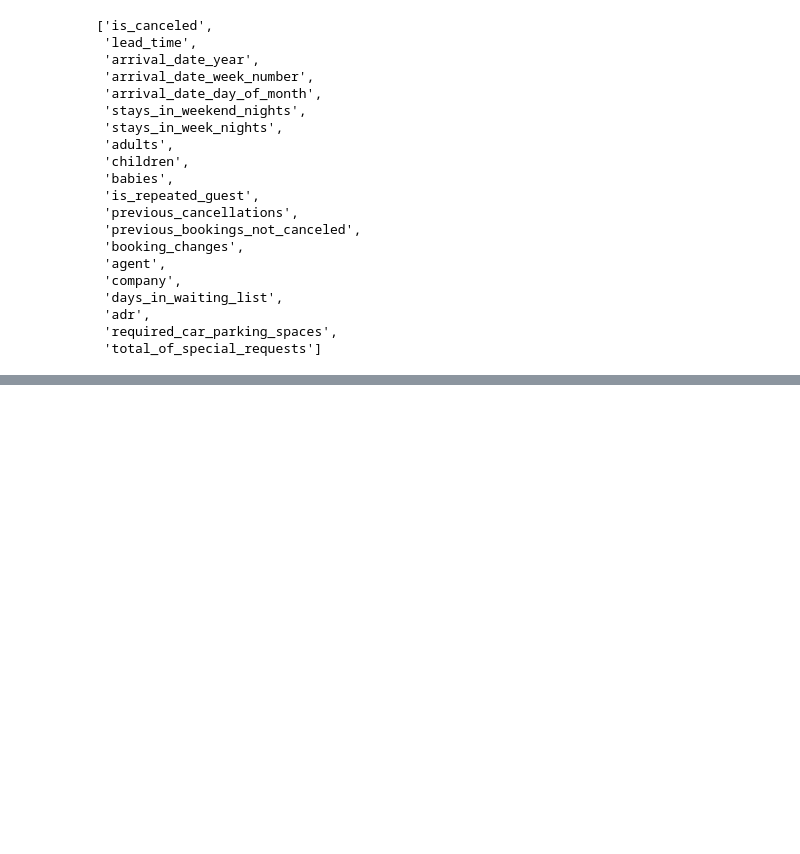
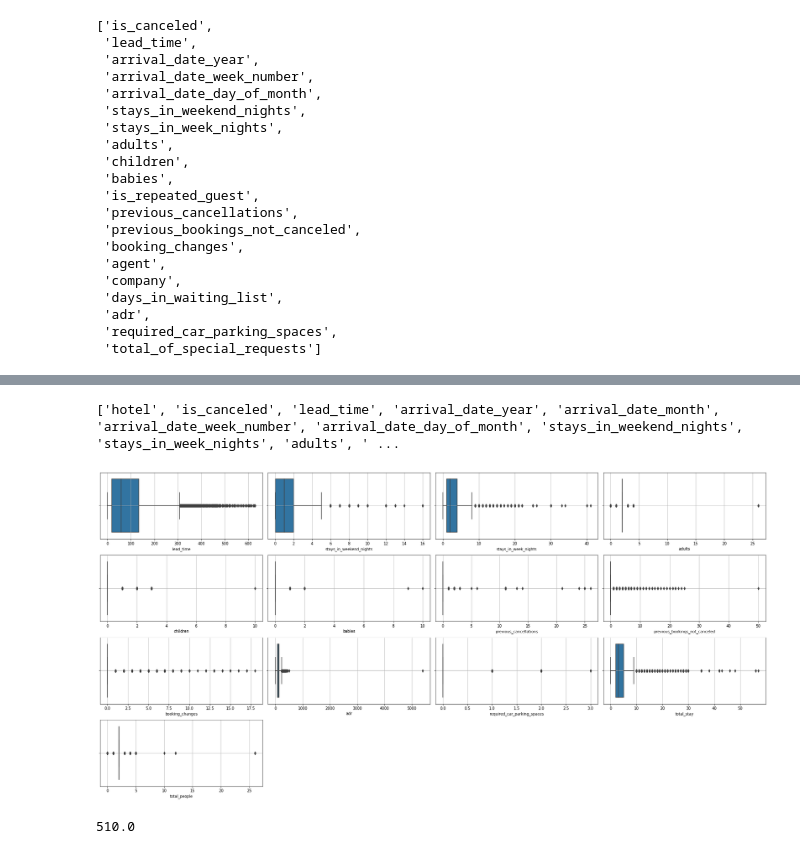
Before and after one commit to SUMITYADAV96/CAPSTONE_PROJECT-HOTEL-BOOKING-ANALYSIS, a Jupyter notebook: Hotel_Booking_Analysis_Capstone_Project.ipynb, the cells around one changed output, grey strips where cells are left out. Saved outputs shown, nothing was run; the diff lists cells and outputs as text; code cells hidden in the pictures; blank space fills up the shorter version.

```diff
--- a/Hotel_Booking_Analysis_Capstone_Project.ipynb
+++ b/Hotel_Booking_Analysis_Capstone_Project.ipynb
@@ -179,0 +225,6 @@ df.select_dtypes(include=np.number).columns.tolist()
+# %%
+
+# dropping the company column having 94% of the missing values
+df1 = df.drop(columns = ['company'])
+# %%
+df1 = df1.dropna(axis = 0)
@@ -179,0 +237,9 @@ df.select_dtypes(include=np.number).columns.tolist()
+# %%
+
+
+
+# Adding total staying days in hotels
+df1['total_stay'] = df1['stays_in_weekend_nights']+df1['stays_in_week_nights']
+
+# Adding total people num as column, i.e. total people num = num of adults + children + babies
+df1['total_people'] = df1['adults']+df1['children']+df1['babies']
@@ -179,0 +255,22 @@ df.select_dtypes(include=np.number).columns.tolist()
+# %%
+col =df1.columns
+print(list(col))
+# %% [output]
+['hotel', 'is_canceled', 'lead_time', 'arrival_date_year', 'arrival_date_month', 'arrival_date_week_number', 'arrival_date_day_of_month', 'stays_in_weekend_nights', 'stays_in_week_nights', 'adults', ' ...
+# %%
+outlier_columns = ['lead_time','stays_in_weekend_nights','stays_in_week_nights','adults','children',
+                  'babies','previous_cancellations','previous_bookings_not_canceled','booking_changes','adr',
+                  'required_car_parking_spaces','total_stay','total_people']
+# %%
+
+# Visualization is the easiest way to have an inference about the overall data and the outliers.
+n = 1
+plt.figure(figsize=(25,15))
+for column in outlier_columns:
+  plt.subplot(5, 4, n)
+  n = n+1
+  sns.boxplot(df1[column])
+  plt.grid()
+  plt.tight_layout()
+# %% [output]
+[figure, added]
@@ -179,0 +280,4 @@ df.select_dtypes(include=np.number).columns.tolist()
+# %%
+df1["adr"].max()
+# %% [output]
+510.0
```
Also changed, not shown: parts of 14 cells of this notebook.
